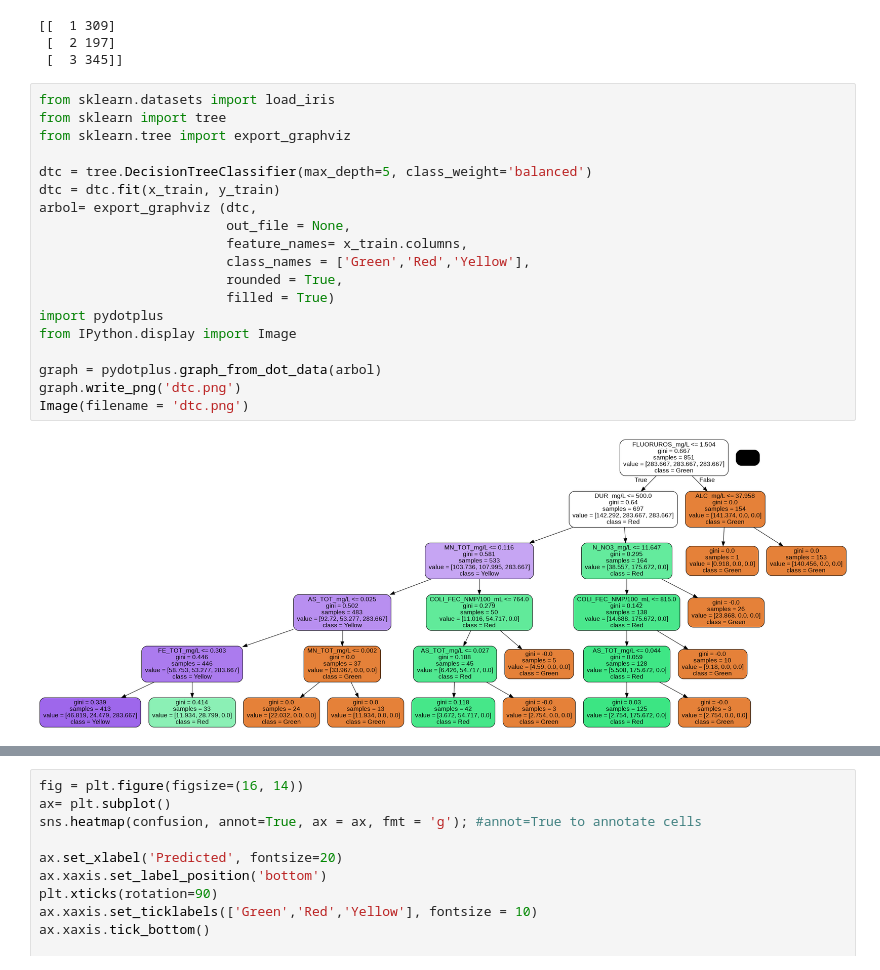
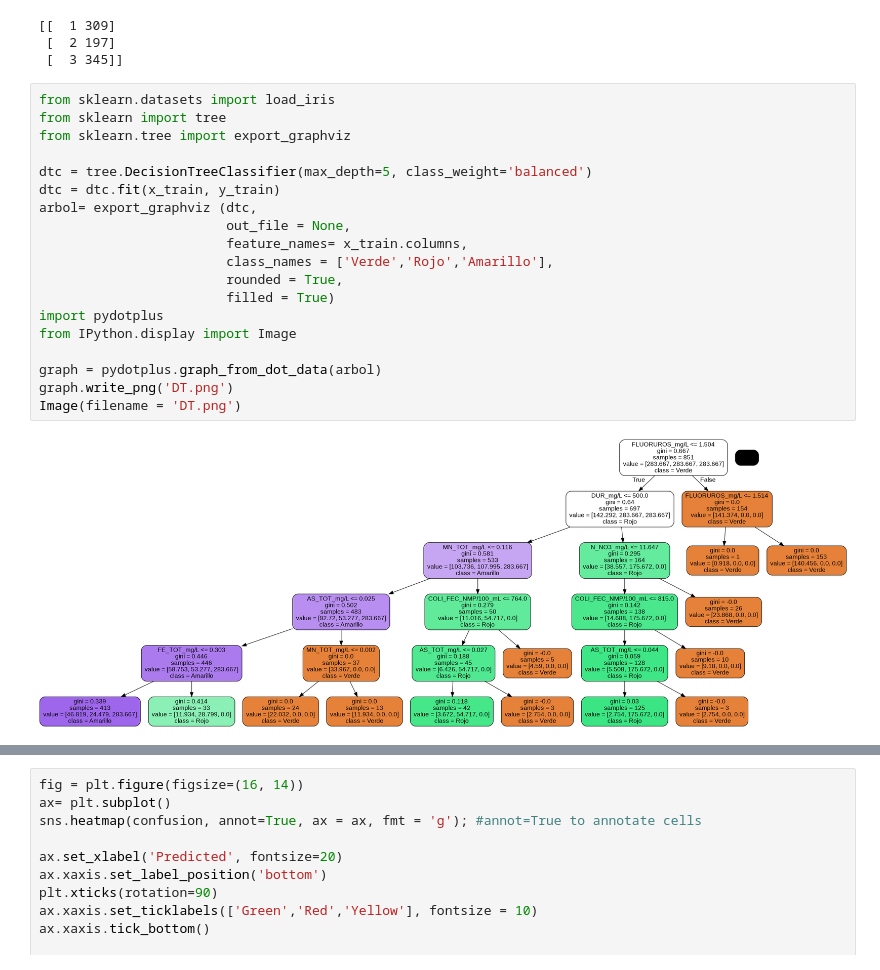
Before and after one commit to PosgradoMNA/actividades-del-projecto-equipo39, a Jupyter notebook: Reto_E2.ipynb, the cells around one changed output, grey strips where cells are left out. Cells and saved outputs as stored; diff of their text form.

```diff
--- a/Reto_E2.ipynb
+++ b/Reto_E2.ipynb
@@ -558,21 +556,21 @@ print(np.asarray((unique, counts)).T)
 # %%
 from sklearn.datasets import load_iris
 from sklearn import tree
 from sklearn.tree import export_graphviz
 
 dtc = tree.DecisionTreeClassifier(max_depth=5, class_weight='balanced')
 dtc = dtc.fit(x_train, y_train)
 arbol= export_graphviz (dtc,
                         out_file = None,
                         feature_names= x_train.columns,
-                        class_names = ['Green','Red','Yellow'],
+                        class_names = ['Verde','Rojo','Amarillo'],
                         rounded = True,
                         filled = True)
 import pydotplus
 from IPython.display import Image
 
 graph = pydotplus.graph_from_dot_data(arbol)
-graph.write_png('dtc.png')
-Image(filename = 'dtc.png')
+graph.write_png('DT.png')
+Image(filename = 'DT.png')
 # %% [output]
-[figure, old version]
+[figure, new version]
```
Also changed, not shown: parts of 10 cells of this notebook.
